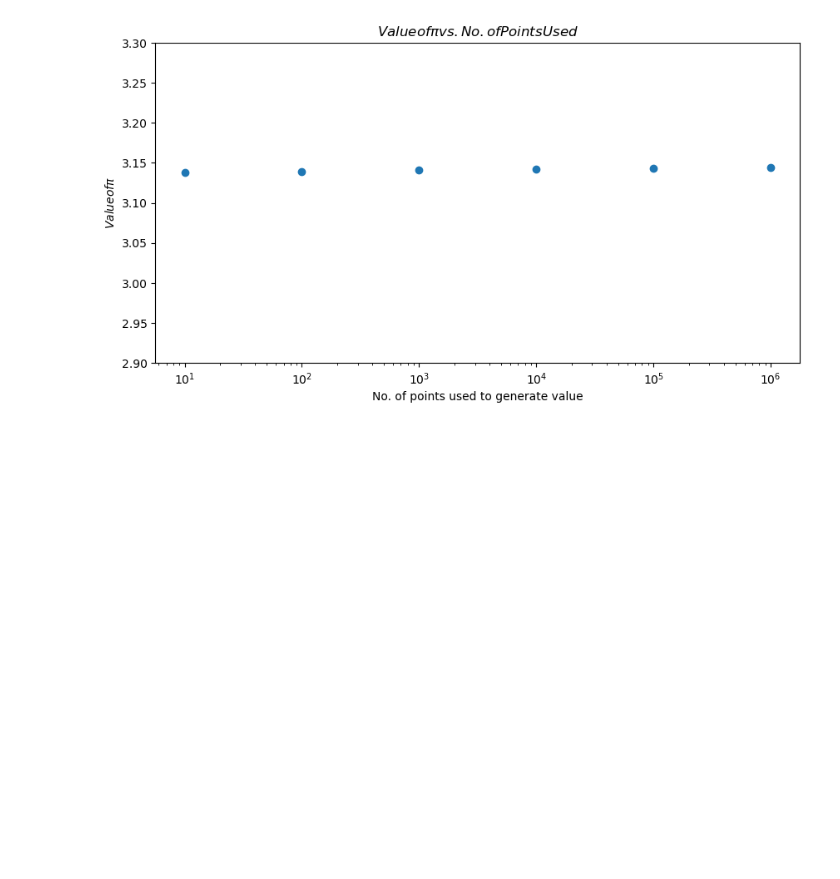
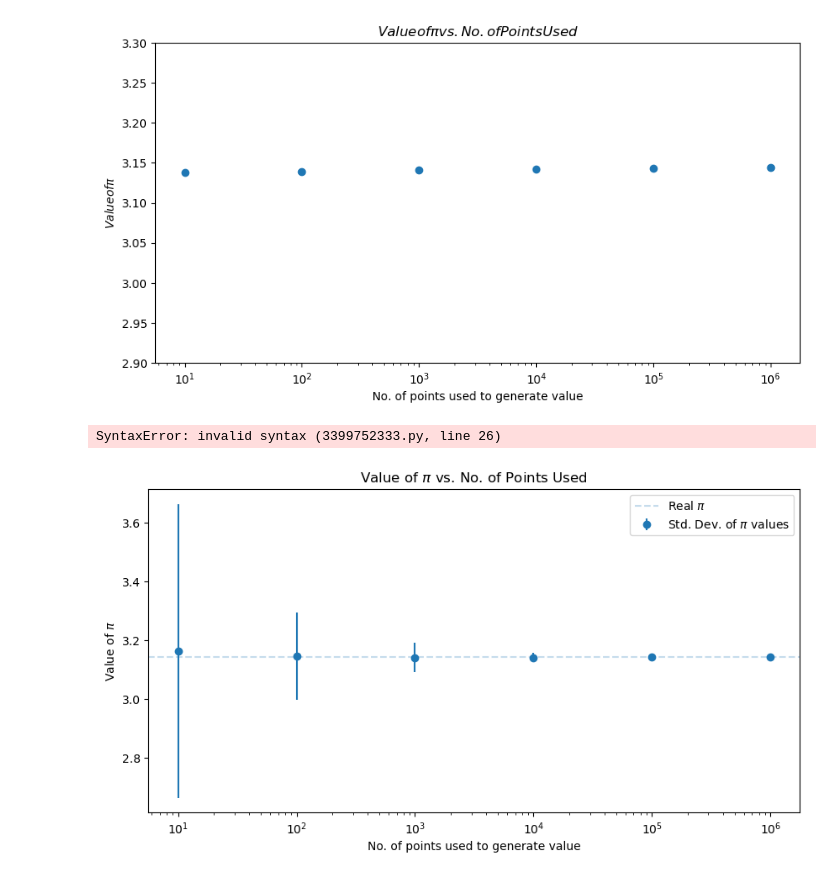
Before and after one commit to SPS-SP2273/learning-portfolio-BM14Pancake, a Jupyter notebook: random numbers/random_numbers_(good).ipynb, the cells around one changed output. Saved outputs shown, nothing was run; the diff lists cells and outputs as text; code cells hidden in the pictures; blank space fills up the shorter version.

Commit message:
Finished Random Numbers (good)

```diff
--- a/random numbers/random_numbers_(good).ipynb
+++ b/random numbers/random_numbers_(good).ipynb
@@ -148,3 +148,78 @@ plt.show()
 3.141325333333333
 0.0020744704277369237
 [figure]
+# %%
+import numpy.random as rnd
+import numpy as np
+import matplotlib.pyplot as plt
+
+#define a function that estimates a single value of pi
+def estimate_pi(n):
+    x=rnd.rand(n)
+    y=rnd.rand(n)
+    N_green=np.sum((x**2+y**2) <= 1)
+    return(4 * (N_green / n))
+
+#defining lists to add the values of pi
+pi_estimate_10 = []
+pi_estimate_100 = []
+pi_estimate_1000 = []
+pi_estimate_10000 = []
+pi_estimate_100000 = []
+pi_estimate_1000000 = []
+
+#defining x values for both the later graph and the n values
+x = [10, 100, 1000, 10000, 100000, 1000000]
+
+#for loop to repeat the above function 100 times for n
+for i in range(x):
+    for j in range(100):
+        pi_estimate_{i}.append(estimate_pi(i))
+    print(i)
+# %% [output]
+SyntaxError: invalid syntax (3399752333.py, line 26)
+# %%
+import numpy.random as rnd
+import numpy as np
+import matplotlib.pyplot as plt
+
+#define a function that estimates a single value of pi
+def estimate_pi(n):
+    x=rnd.rand(n)
+    y=rnd.rand(n)
+    N_green=np.sum((x**2+y**2) <= 1)
+    return(4 * (N_green / n))
+
+def estimate_tryall(n, tries):
+    data = []
+    for i in range(tries):
+        data.append(estimate_pi(n))
+    a = np.array(data)
+    return np.mean(data), np.std(data)
+
+x = [10, 100, 1000, 10000, 100000, 1000000]
+
+data_pi = []
+for i in x:
+    pis = estimate_tryall(i, 100)
+    data_pi.append(pis)
+
+data_pi = np.array(data_pi)
+
+#time to plot; data_pi[:, 0] and data_pi[:,1] access mean and standard deviation respectively(?)
+plt.errorbar(x, data_pi[:, 0], data_pi[:, 1], fmt='o', label=r'Std. Dev. of $\pi$ values')
+plt.axhline(y = np.pi, linestyle = 'dashed', alpha=0.25, label=r'Real $\pi$')
+#error: x(6) and y() must have the same size
+plt.title(r'Value of $\pi$ vs. No. of Points Used')
+plt.rcParams['figure.figsize'] = (10,5)
+
+#xlabel and ylabel label the axes
+plt.xscale('log')
+plt.xlabel('No. of points used to generate value')
+plt.ylabel(r'Value of $\pi$')
+plt.legend(loc='upper right', frameon=True)
+plt.show()
+
+#Should be correct
+# %% [output]
+[figure, added]
```
